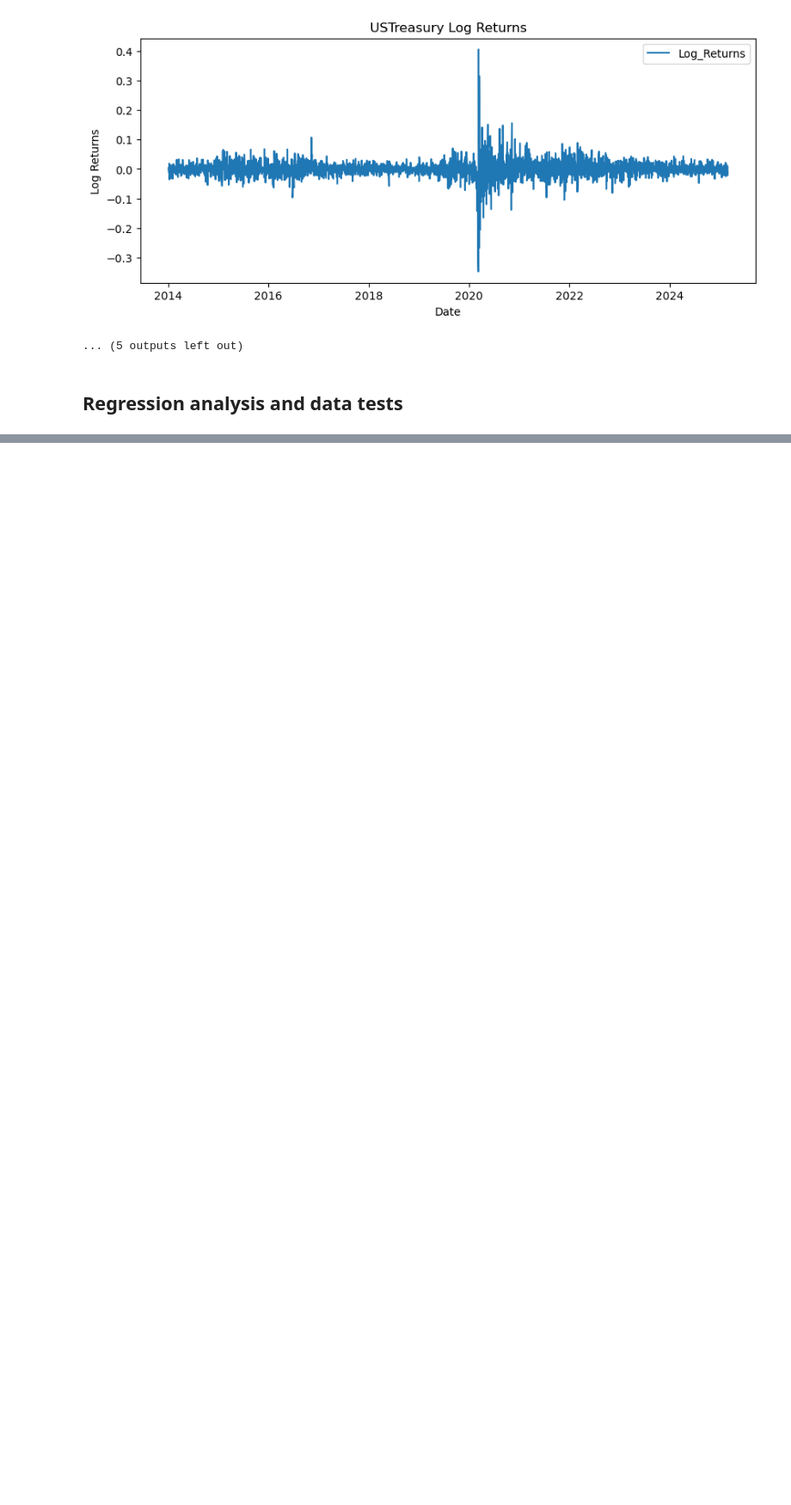
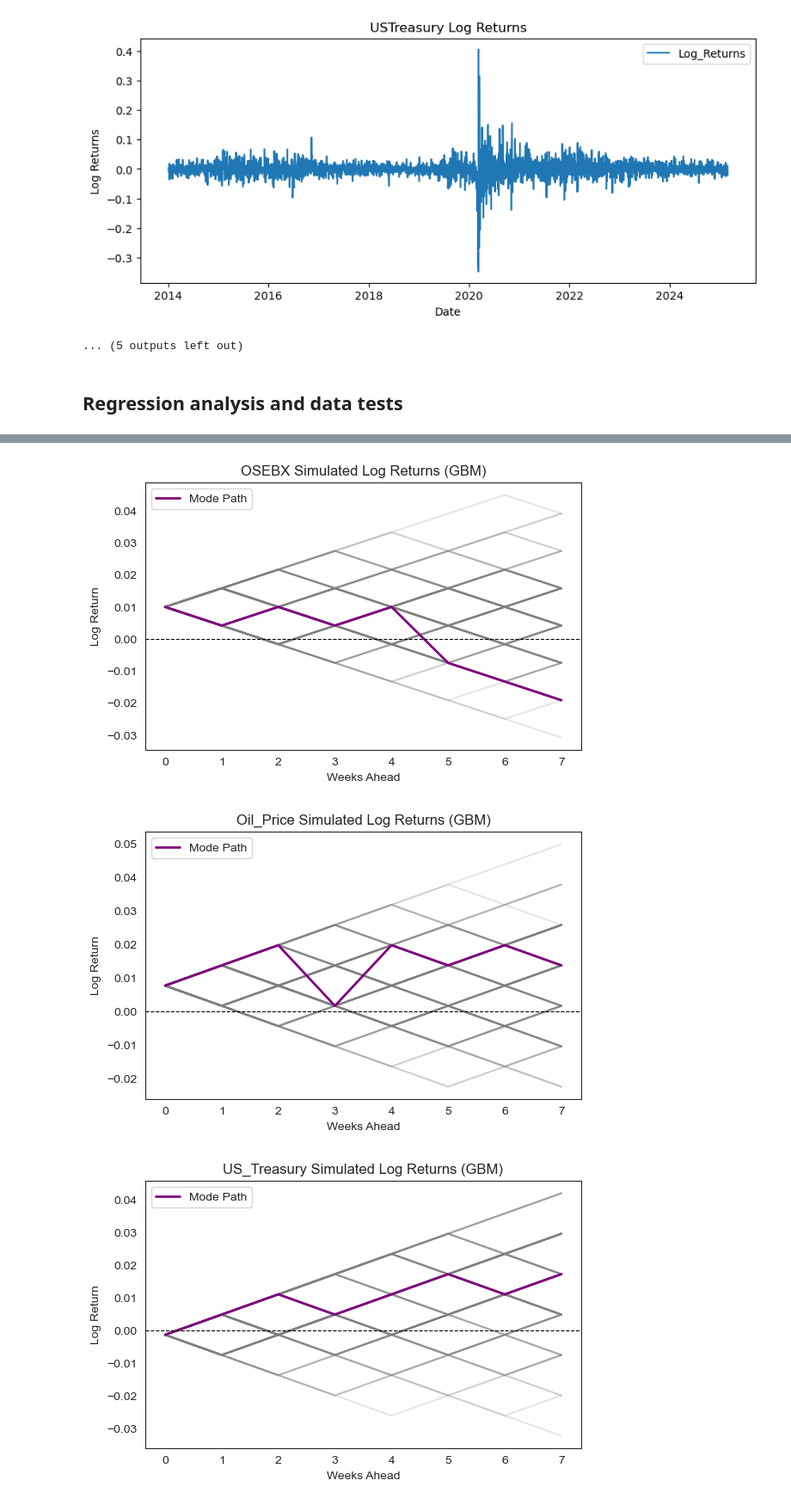
Before and after one commit to bjornhaalandoma/TIO4317_group5, a Jupyter notebook: all_code.ipynb, the cells around one changed output, grey strips where cells are left out. Shown at 86% size. Drawn from its saved outputs; the diff is of its cells as text; code cells hidden in the pictures; blank space fills up the shorter version.

```diff
--- a/all_code.ipynb
+++ b/all_code.ipynb
@@ -522,0 +614,79 @@ Durbin-Wu-Hausman Test for Exogeneity p-value 4.5922344765045836e-05
+# %%
+# The data we use for simulation
+datasets = {
+    'OSEBX': osebx.copy(),
+    'Oil_Price': oil_prices.copy(),
+    'US_Treasury': us_treasury.copy()
+}
+
+target_date = pd.to_datetime('2024-12-31') # Simuation starting period, the same as the start of the testing period
+n_steps = 8 # Simulate 8 weeks ahead, equivalent to the prediction period
+n_simulations = 1000
+dt = 1
+lookback_for_p = 16  # We look 16 weeks back to find p_up for each exogeneous variables
+
+# Different volatility of the variables makes different lookback periods necessarry
+feature_settings = {
+    'OSEBX': {'lookback_weeks': 8},
+    'Oil_Price': {'lookback_weeks': 4}, # Oil price is volatile, hence the lookback period is shorter
+    'US_Treasury': {'lookback_weeks': 16}
+}
+
+# Dictionary for storing simulated paths
+mode_paths = {}
+
+# Simulating paths for each exogeneous variable
+for name, df in datasets.items():
+    settings = feature_settings[name]
+    lookback = settings['lookback_weeks']
+
+    df.index = pd.to_datetime(df.index)
+    df = df.sort_index()
+    df = df[~df.index.duplicated(keep='first')]
+
+    closest_idx = df.index.get_indexer([target_date], method='nearest')[0]  # Closest valid start date, in case missing
+    closest_date = df.index[closest_idx]
+
+    # Estimate volatility from recent returns
+    returns_volatility = df.loc[closest_date - pd.DateOffset(weeks=lookback):closest_date]['Log_Returns']
+    mu, sigma = returns_volatility.mean(), returns_volatility.std()
+    u = np.exp(sigma * np.sqrt(dt))
+    d = 1 / u
+
+    # Estimate p_up from 16 weeks of data
+    returns_direction = df.loc[closest_date - pd.DateOffset(weeks=lookback_for_p):closest_date]['Log_Returns']
+    p_up = (returns_direction > 0).mean()
+
+    # Starting value
+    start_value = df.iloc[closest_idx]['Log_Returns']
+
+    # Simulate paths
+    simulated = np.zeros((n_simulations, n_steps))
+    for i in range(n_simulations):
+        path = [start_value]
+        for _ in range(1, n_steps):
+            step = np.log(u) if np.random.rand() < p_up else np.log(d)
+            path.append(path[-1] + step)
+        simulated[i] = path
+
+    # Mode path
+    mode_path = mode(simulated, axis=0, keepdims=False)[0].flatten()
+    mode_paths[name] = (mode_path, simulated)
+
+# Plotting simulations of log returns of OSEBX, oil price and US Treasury bonds
+for name, (mode_path, simulated) in mode_paths.items():
+    plt.figure(figsize=(6, 4))
+    for i in range(100):
+        plt.plot(range(n_steps), simulated[i], color='gray', alpha=0.2)
+    plt.plot(range(n_steps), mode_path, color='purple', linewidth=2, label='Mode Path')
+    plt.title(f'{name} Simulated Log Returns (GBM)')
+    plt.xlabel('Weeks Ahead')
+    plt.axhline(0, color='black', linestyle='--', linewidth=0.8)
+    plt.ylabel('Log Return')
+    plt.legend()
+    plt.tight_layout()
+    plt.show()
+# %% [output]
+[figure, added]
+[figure, added]
+[figure, added]
```
Also changed, not shown: parts of 16 cells of this notebook, 1 other file.
